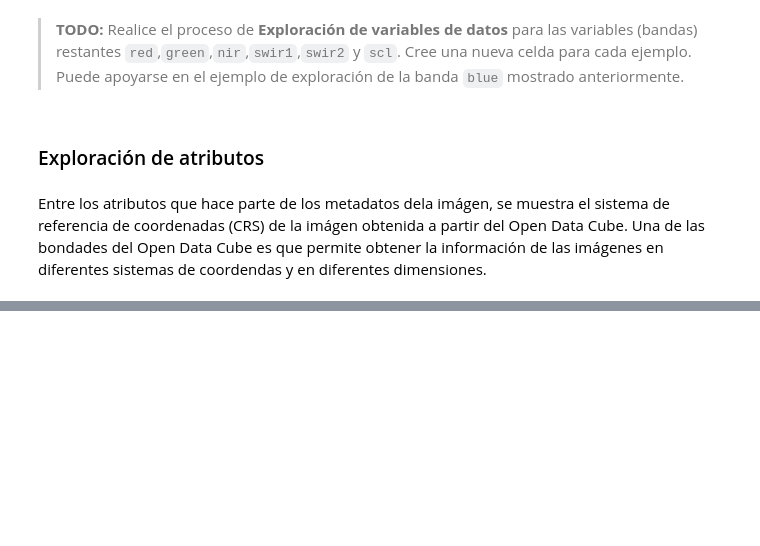
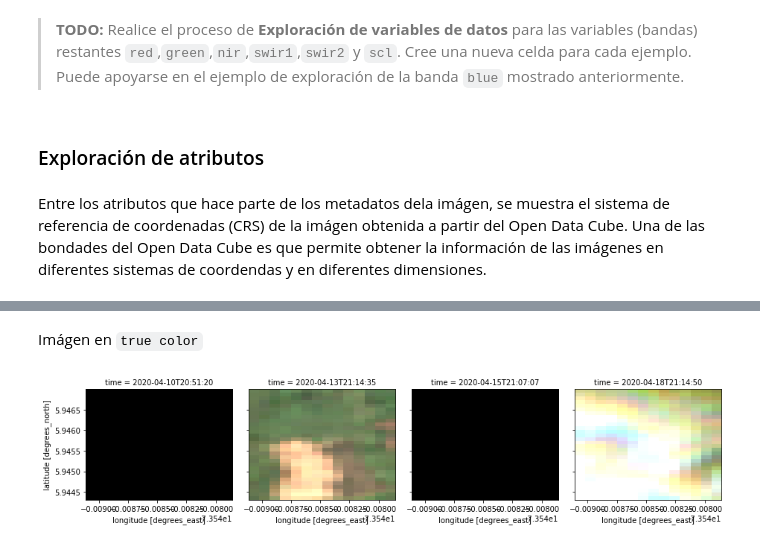
Before and after one commit to DonAurelio/open-datacube-bac-training, a Jupyter notebook: 2. Introducción al Open Data Cube.ipynb, the cells around one changed output, grey strips where cells are left out. Drawn from its saved outputs; the diff is of its cells as text; code cells hidden in the pictures; blank space fills up the shorter version.

```diff
--- a/2. Introducción al Open Data Cube.ipynb
+++ b/2. Introducción al Open Data Cube.ipynb
@@ -195,0 +361,8 @@ NameError: name 'dataset' is not defined
+# %% [markdown]
+Imágen en `true color`
+# %%
+rgb = dataset[["red","green","blue"]].to_array(dim='color')
+rgb = rgb.transpose(*(rgb.dims[1:]+rgb.dims[:1]))  # make 'color' the last dimension
+img = rgb.plot.imshow(col='time',col_wrap=4,add_colorbar=False,vmin=0,vmax=1500)
+# %% [output]
+[figure, added]
```
Also changed, not shown: parts of 35 cells of this notebook, 1 other file.
